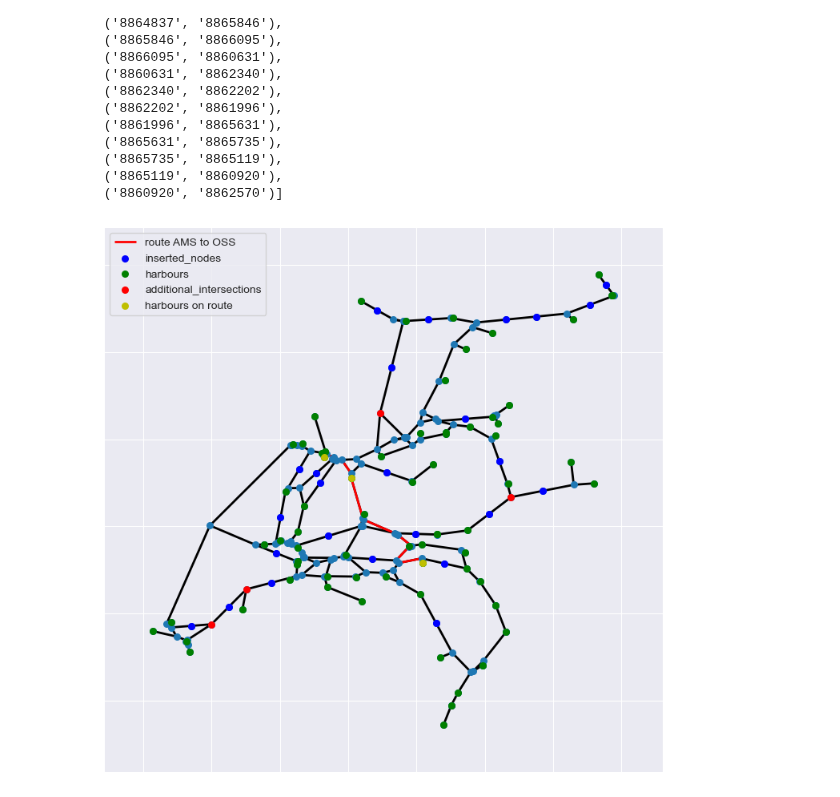
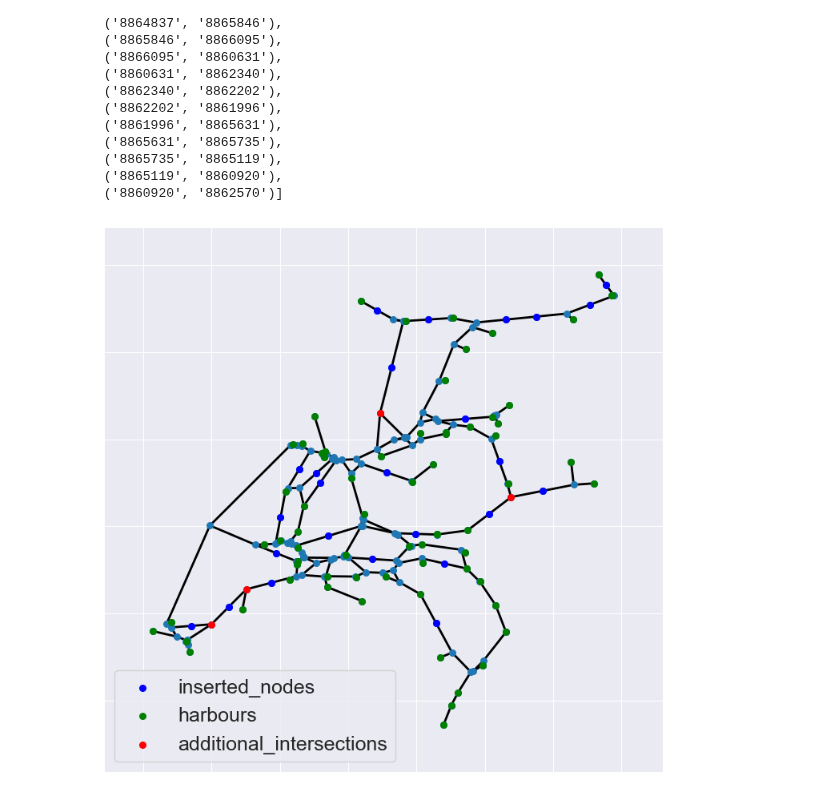
Before and after one commit to fabiandriessen/Thesis, a Jupyter notebook: ema_workbench/Investigate_influence_extra_nodes.ipynb, the cells around one changed output. Cells and saved outputs as stored; diff of their text form; code cells hidden in the pictures.

```diff
--- a/ema_workbench/Investigate_influence_extra_nodes.ipynb
+++ b/ema_workbench/Investigate_influence_extra_nodes.ipynb
@@ -210,13 +210,13 @@ edge_list1
 # %%
 fig, ax = plt.subplots(figsize=(9,9), dpi=100)
 nx.draw_networkx_edges(G, pos_dict, width=2, ax=ax)
-nx.draw_networkx_edges(G, pos_dict,edge_list1, width=2, edge_color='r', label='route AMS to OSS')
+# nx.draw_networkx_edges(G, pos_dict,edge_list1, width=2, edge_color='r', label='route AMS to OSS')
 nx.draw_networkx_nodes(G, pos_dict, node_size=30)
 nx.draw_networkx_nodes(G, pos_dict, inserted, node_size=30, node_color = 'b', label = 'inserted_nodes')
 nx.draw_networkx_nodes(G, pos_dict, list(df_h.harbour_node), node_size=30, node_color = 'g', label='harbours')
 nx.draw_networkx_nodes(G, pos_dict, list(additional_intersections), node_size=30, node_color = 'r', label='additional_intersections')
-nx.draw_networkx_nodes(G, pos_dict, ['8866763', '8864837', '8862570'], node_size=30, node_color = 'y', label='harbours on route')
-plt.legend()
+# nx.draw_networkx_nodes(G, pos_dict, ['8866763', '8864837', '8862570'], node_size=30, node_color = 'y', label='harbours on route')
+plt.legend(fontsize=18)
 plt.show()
 # %% [output]
-[figure, old version]
+[figure, new version]
```
Also changed, not shown: 14 other files.
